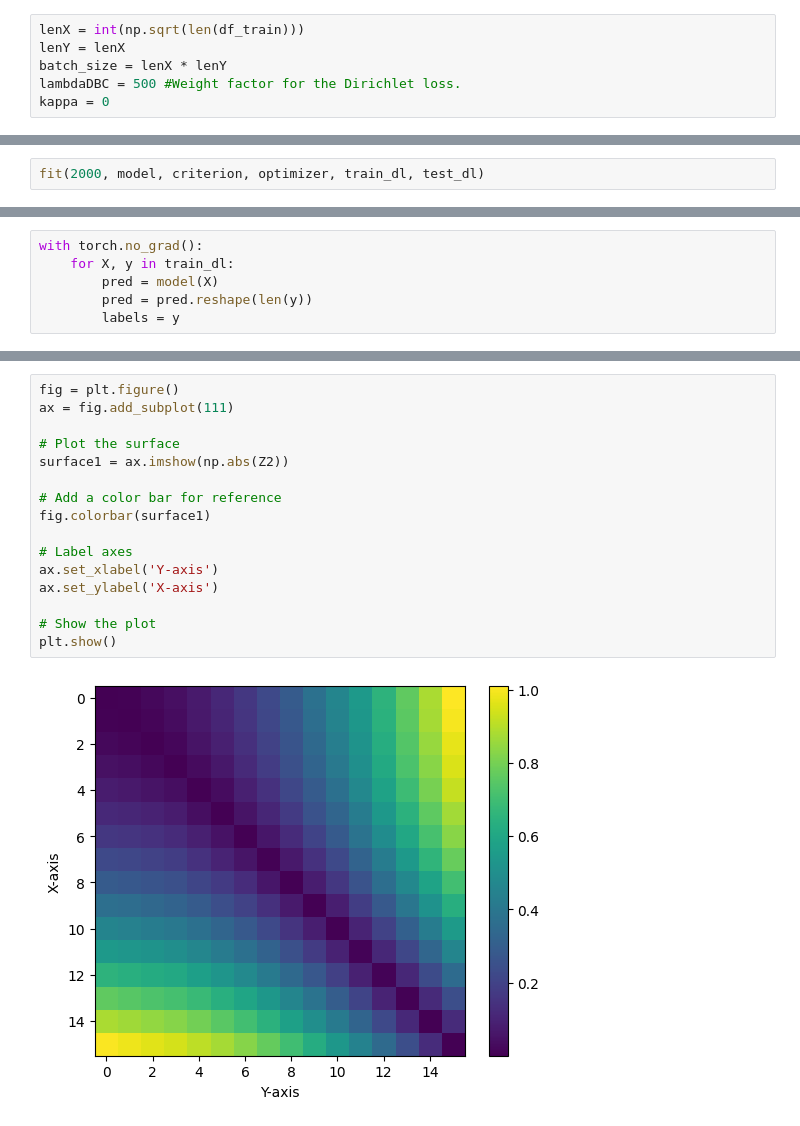
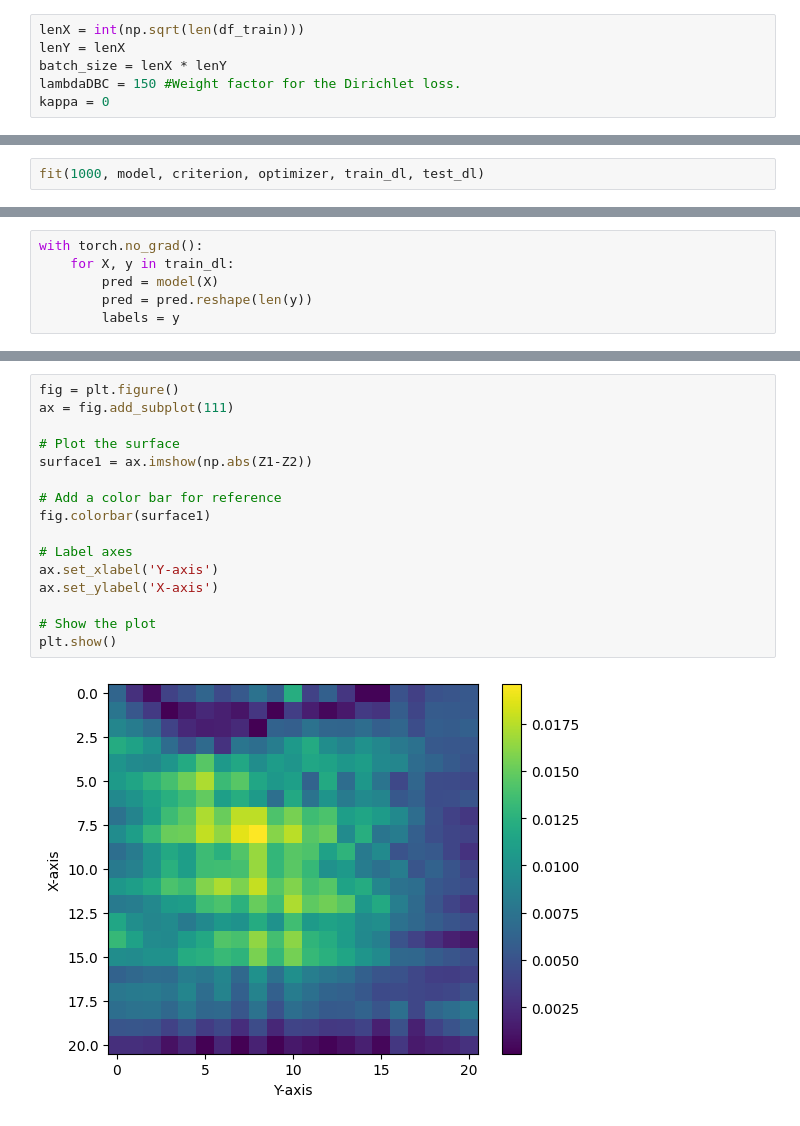
Before and after one commit to hdogan84/PINN_Laplace, a Jupyter notebook: notebooks/3a_DLmodel_Laplc.ipynb, the cells around one changed output, grey strips where cells are left out. Drawn from its saved outputs; the diff is of its cells as text.

```diff
--- a/notebooks/3a_DLmodel_Laplc.ipynb
+++ b/notebooks/3a_DLmodel_Laplc.ipynb
@@ -41,7 +41,7 @@ test=df_test.drop('p(x,y)',axis=1)
 lenX = int(np.sqrt(len(df_train)))
 lenY = lenX
 batch_size = lenX * lenY
-lambdaDBC = 500 #Weight factor for the Dirichlet loss.
+lambdaDBC = 150 #Weight factor for the Dirichlet loss.
 kappa = 0
 # %% [markdown]
 ## **Artificial Neural Network**
@@ -276,6 +276,6 @@ error_tracker = ErrorTracker()
 # %%
 optimizer = optim.Adam(model.parameters(), lr=0.001)
 # %%
-fit(2000, model, criterion, optimizer, train_dl, test_dl)
+fit(1000, model, criterion, optimizer, train_dl, test_dl)
 # %% [output]
 Epoch 1   -------------------------------
@@ -343,21 +343,21 @@ plt.show()
 # %%
 fig = plt.figure()
 ax = fig.add_subplot(111)
 
 # Plot the surface
-surface1 = ax.imshow(np.abs(Z2))
+surface1 = ax.imshow(np.abs(Z1-Z2))
 
 # Add a color bar for reference
 fig.colorbar(surface1)
 
 # Label axes
 ax.set_xlabel('Y-axis')
 ax.set_ylabel('X-axis')
 
 # Show the plot
 plt.show()
 # %% [output]
-[figure, old version]
+[figure, new version]
 # %%
 ax1 = np.linspace(0,1,lenX)
 plt.plot(ax1, Z1[int(lenX/2),:], label="Exact")
```
Also changed, not shown: parts of 6 cells of this notebook.
